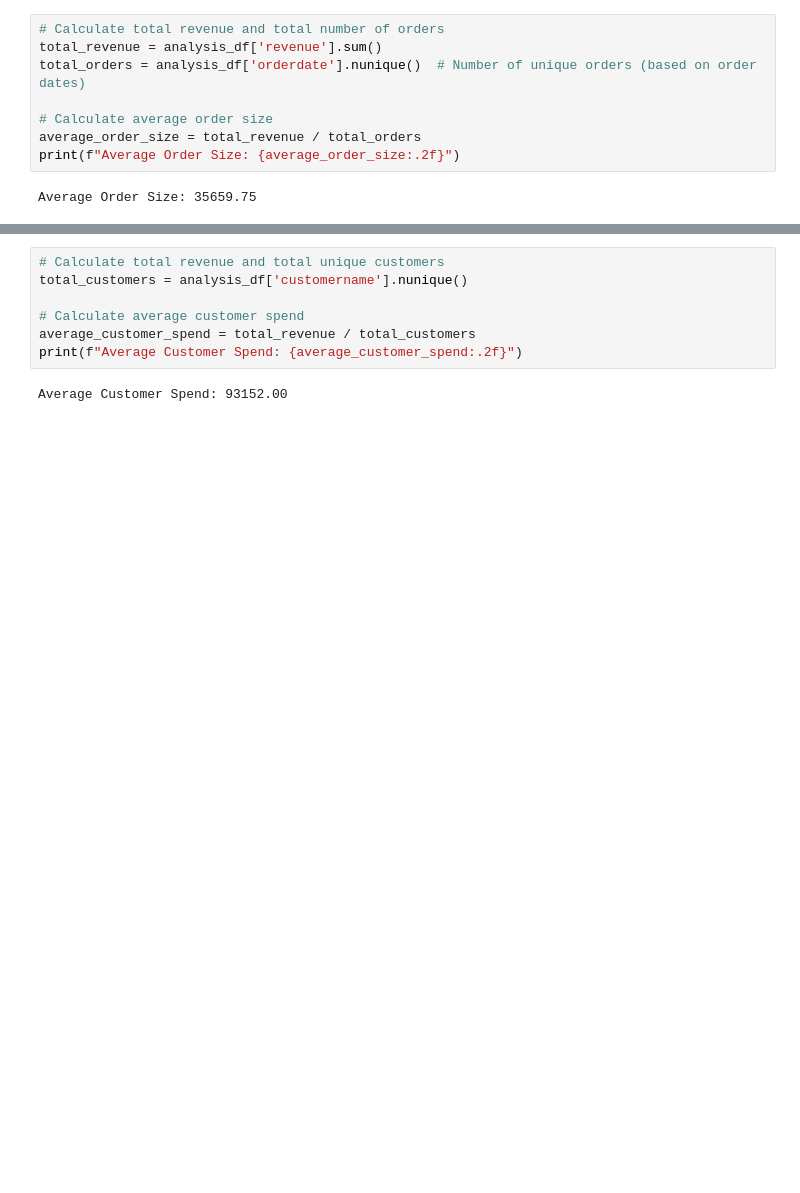
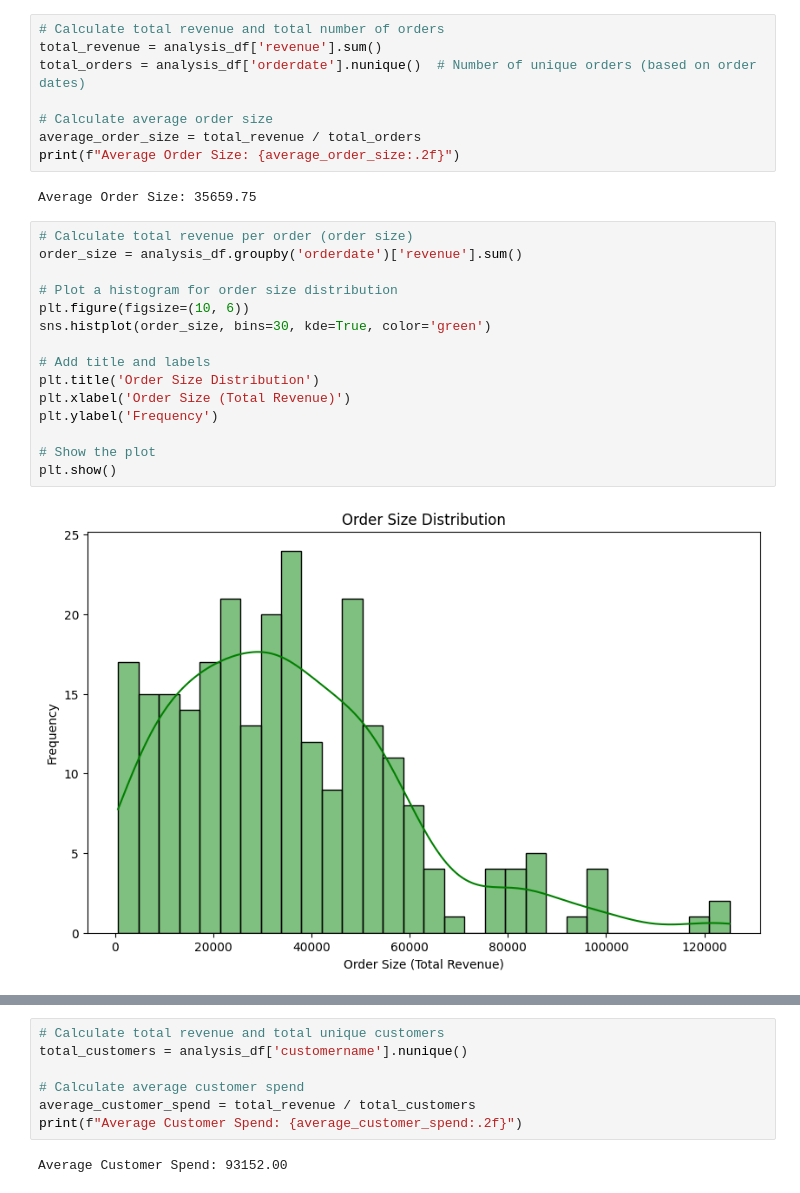
Before and after one commit to kweyup7/Business-Intelligence-2-Assignment, a Jupyter notebook: work.ipynb, the cells around one changed output, grey strips where cells are left out. Saved outputs shown, nothing was run; the diff lists cells and outputs as text; blank space fills up the shorter version.

```diff
--- a/work.ipynb
+++ b/work.ipynb
@@ -281,3 +281,20 @@ average_order_size = total_revenue / total_orders
 print(f"Average Order Size: {average_order_size:.2f}")
 # %% [output]
 Average Order Size: 35659.75
+# %%
+# Calculate total revenue per order (order size)
+order_size = analysis_df.groupby('orderdate')['revenue'].sum()
+
+# Plot a histogram for order size distribution
+plt.figure(figsize=(10, 6))
+sns.histplot(order_size, bins=30, kde=True, color='green')
+
+# Add title and labels
+plt.title('Order Size Distribution')
+plt.xlabel('Order Size (Total Revenue)')
+plt.ylabel('Frequency')
+
+# Show the plot
+plt.show()
+# %% [output]
+[figure, added]
```
Also changed, not shown: parts of 11 cells of this notebook, 2 other files.
